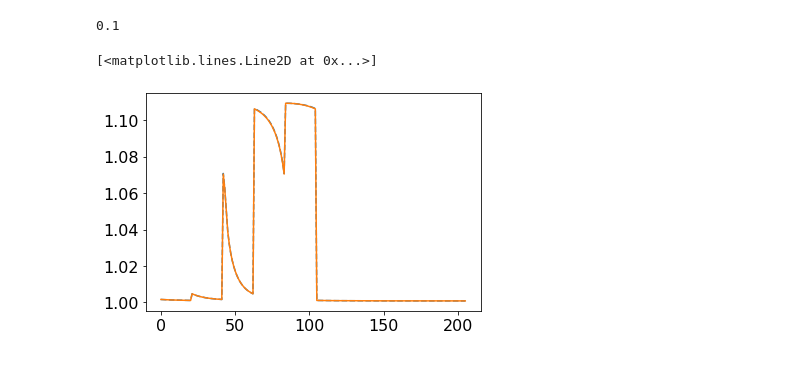
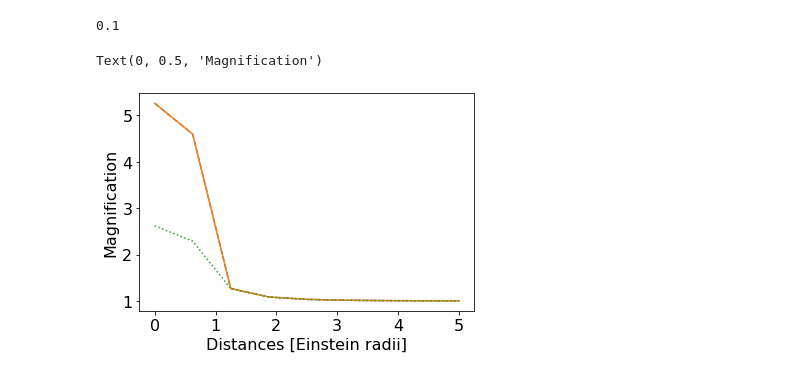
Before and after one commit to guynir42/self_lens, a Jupyter notebook: demo.ipynb, the cells around one changed output. Saved outputs shown, nothing was run; the diff lists cells and outputs as text; code cells hidden in the pictures.

```diff
--- a/demo.ipynb
+++ b/demo.ipynb
@@ -128,8 +124,15 @@ sim.matrices[1].min_source
 # %% [output]
 0.1
 # %%
-plt.plot(sim.matrices[2].radial_lightcurve(source=4.185, occulter_radius=0.0), '--')
-plt.plot(sim.matrices[2].radial_lightcurve(source=4.185, occulter_radius=0.2))
+d = np.linspace(0,5,9)
+source = 0.823
+plt.plot(d, sim.matrices[1].radial_lightcurve(distances=d, source=source, occulter_radius=0.0), '--')
+plt.plot(d, sim.matrices[1].radial_lightcurve(distances=d, source=source, occulter_radius=0.2))
+plt.plot(d, transfer_matrix.radial_lightcurve(distances=d, source_radius=source, occulter_radius=0.2), ':')
+# plt.plot(d, sim.matrices[1].radial_lightcurve(distances=d, source=source, occulter_radius=0.8), ':')
+# plt.plot(d, sim.matrices[1].radial_lightcurve(distances=d, source=source, occulter_radius=1.5))
+plt.xlabel('Distances [Einstein radii]')
+plt.ylabel('Magnification')
 # %% [output]
-[<matplotlib.lines.Line2D at 0x...>]
+Text(0, 0.5, 'Magnification')
-[figure, old version]
+[figure, new version]
```
Also changed, not shown: parts of 3 cells of this notebook, 7 other files.
